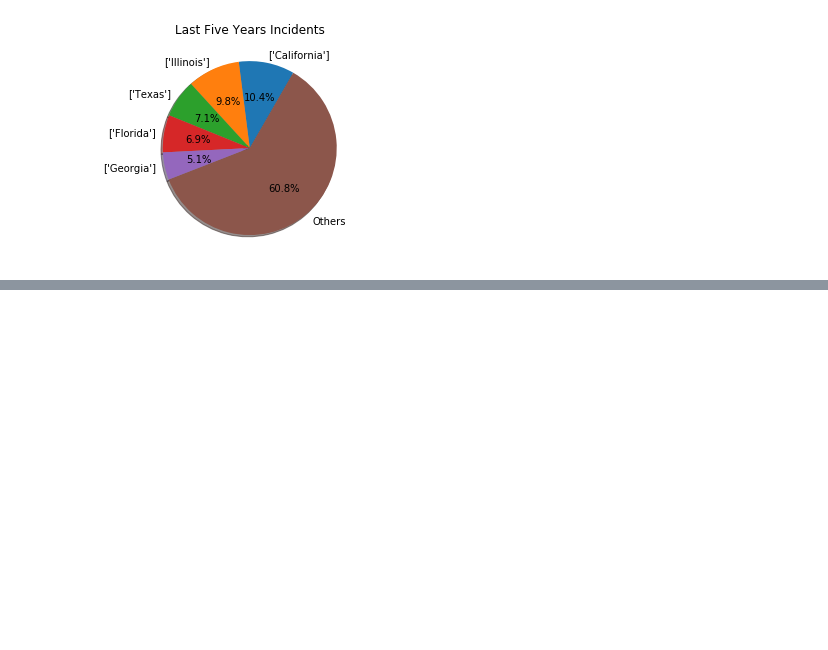
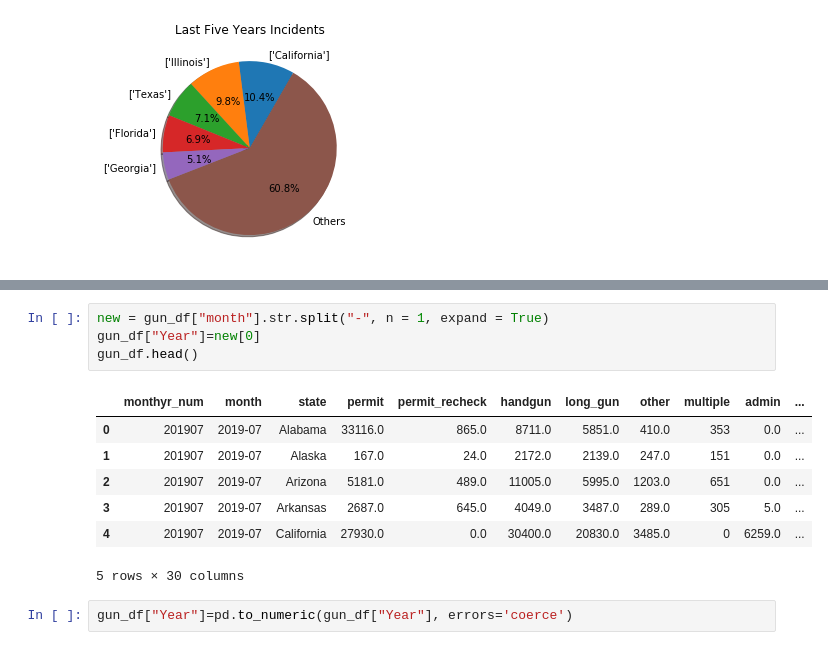
Before and after one commit to tmartinez52/Driving-Gun-Sales, a Jupyter notebook: Data Merged/project.ipynb, the cells around one changed output, grey strips where cells are left out. Saved outputs shown, nothing was run; the diff lists cells and outputs as text; blank space fills up the shorter version.

```diff
--- a/Data Merged/project.ipynb
+++ b/Data Merged/project.ipynb
@@ -95,0 +119,14 @@ plt.savefig("PercentangeStates_Final.png")
+# %%
+new = gun_df["month"].str.split("-", n = 1, expand = True)
+gun_df["Year"]=new[0]
+gun_df.head()
+# %% [output]
+|  | monthyr_num | month | state | permit | permit_recheck | handgun | long_gun | other | multiple | admin | ... |
+| 0 | 201907 | 2019-07 | Alabama | 33116.0 | 865.0 | 8711.0 | 5851.0 | 410.0 | 353 | 0.0 | ... |
+| 1 | 201907 | 2019-07 | Alaska | 167.0 | 24.0 | 2172.0 | 2139.0 | 247.0 | 151 | 0.0 | ... |
+| 2 | 201907 | 2019-07 | Arizona | 5181.0 | 489.0 | 11005.0 | 5995.0 | 1203.0 | 651 | 0.0 | ... |
+| 3 | 201907 | 2019-07 | Arkansas | 2687.0 | 645.0 | 4049.0 | 3487.0 | 289.0 | 305 | 5.0 | ... |
+| 4 | 201907 | 2019-07 | California | 27930.0 | 0.0 | 30400.0 | 20830.0 | 3485.0 | 0 | 6259.0 | ... |
+5 rows × 30 columns
+# %%
+gun_df["Year"]=pd.to_numeric(gun_df["Year"], errors='coerce')
```
Also changed, not shown: parts of 5 cells of this notebook, 1 other file.
